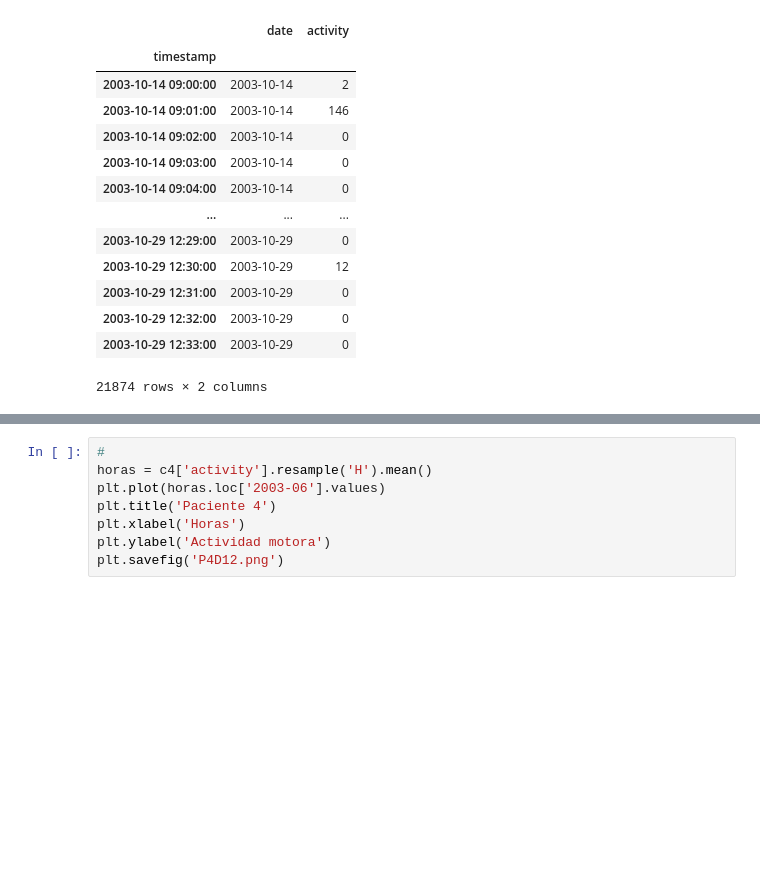
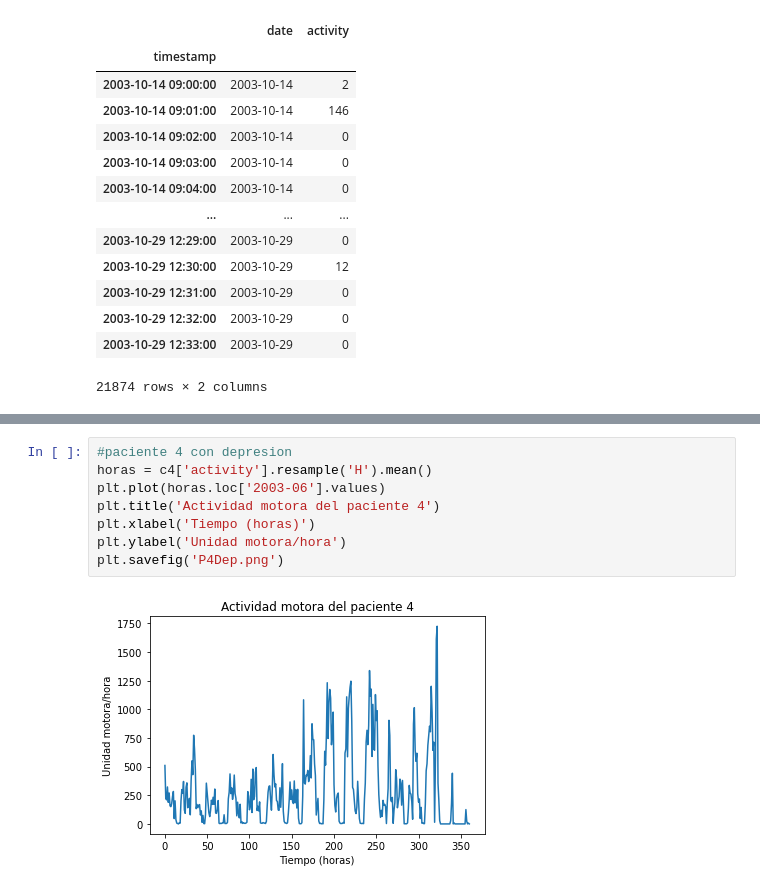
Before and after one commit to anajim13/TFM-XAI, a Jupyter notebook: señales_tiempo.ipynb, the cells around one changed output, grey strips where cells are left out. Drawn from its saved outputs; the diff is of its cells as text; blank space fills up the shorter version.

```diff
--- a/señales_tiempo.ipynb
+++ b/señales_tiempo.ipynb
@@ -128,8 +129,10 @@ plt.savefig('P13D5_esq.png')
 # %%
-#
+#paciente 4 con depresion
 horas = c4['activity'].resample('H').mean()
 plt.plot(horas.loc['2003-06'].values)
-plt.title('Paciente 4')
-plt.xlabel('Horas')
-plt.ylabel('Actividad motora')
-plt.savefig('P4D12.png')
+plt.title('Actividad motora del paciente 4')
+plt.xlabel('Tiempo (horas)')
+plt.ylabel('Unidad motora/hora')
+plt.savefig('P4Dep.png')
+# %% [output]
+[figure, added]
```
Also changed, not shown: parts of 10 cells of this notebook.
